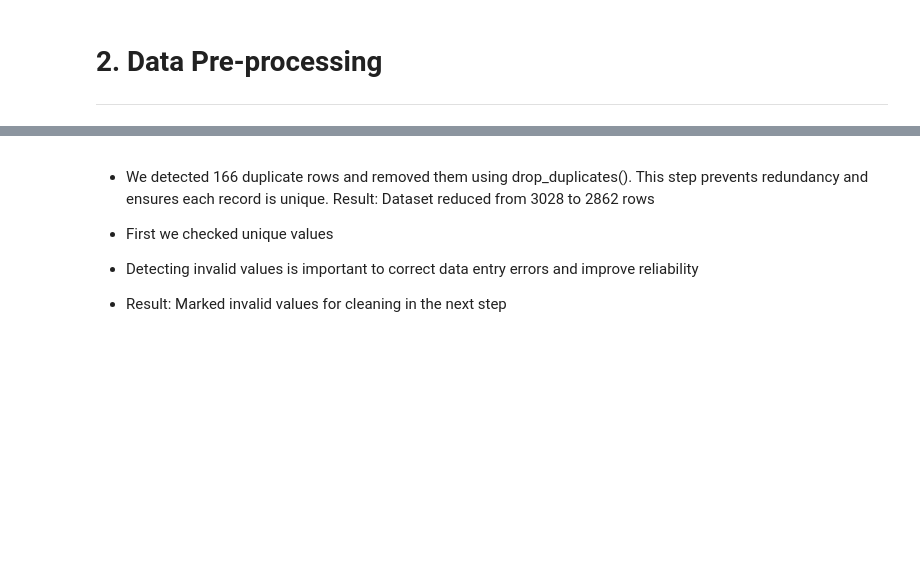
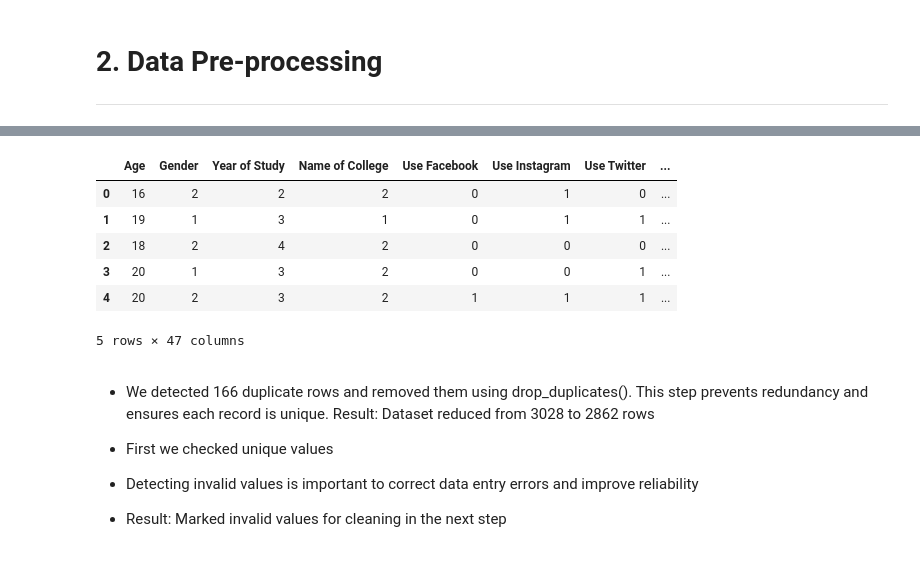
Before and after one commit to SaraAljuraybah/Data-Mining-Project, a Jupyter notebook: Reports/Phase2.ipynb, the cells around one changed output, grey strips where cells are left out. Cells and saved outputs as stored; diff of their text form; code cells hidden in the pictures; blank space fills up the shorter version.

```diff
--- a/Reports/Phase2.ipynb
+++ b/Reports/Phase2.ipynb
@@ -120,3 +193,13 @@ print("Shape after removing duplicates: ", df.shape)
+# %%
+df.head()
+# %% [output]
+|  | Age | Gender | Year of Study | Name of College | Use Facebook | Use Instagram | Use Twitter | ... |
+| 0 | 16 | 2 | 2 | 2 | 0 | 1 | 0 | ... |
+| 1 | 19 | 1 | 3 | 1 | 0 | 1 | 1 | ... |
+| 2 | 18 | 2 | 4 | 2 | 0 | 0 | 0 | ... |
+| 3 | 20 | 1 | 3 | 2 | 0 | 0 | 1 | ... |
+| 4 | 20 | 2 | 3 | 2 | 1 | 1 | 1 | ... |
+5 rows × 47 columns
 # %% [markdown]
 - We detected 166 duplicate rows and removed them using drop_duplicates(). This step prevents redundancy and ensures each record is unique. Result: Dataset reduced from 3028 to 2862 rows
 
```
Also changed, not shown: parts of 46 cells of this notebook.
